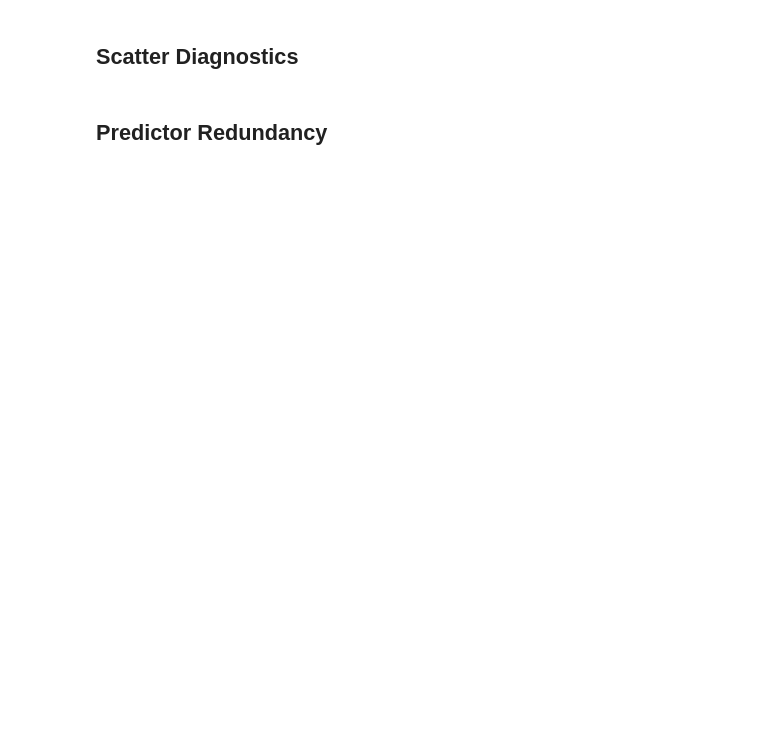
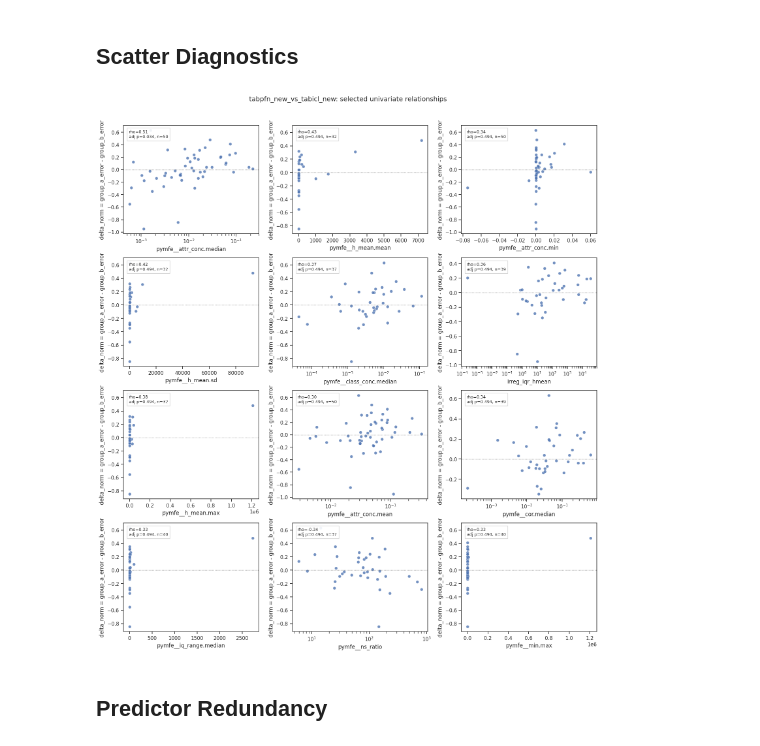
Before and after one commit to m-herre/meta-feature-analysis, a Jupyter notebook: notebooks/05_followup_after_univariate.ipynb, the cells around one changed output. Cells and saved outputs as stored; diff of their text form; code cells hidden in the pictures; blank space fills up the shorter version.

```diff
--- a/notebooks/05_followup_after_univariate.ipynb
+++ b/notebooks/05_followup_after_univariate.ipynb
@@ -7,7 +7,7 @@ Reusable diagnostics for validating interesting univariate correlations after an
 
 Set `COMPARISON_NAME` to one of the printed comparison names, or leave it as `None` to use the first comparison in the config. Leave `INTERESTING_PREDICTORS` empty to auto-select the top predictors by adjusted p-value when available, otherwise raw p-value.
 # %%
-CONFIG_NAME = "config_4.yaml"
+CONFIG_NAME = "paper_modern_tabpfn_new_vs_tabicl_new.yaml"
 DATASETS = None
 COMPARISON_NAME = None
 INTERESTING_PREDICTORS = []
@@ -40,7 +40,9 @@ elif cwd.name == "notebooks" and (cwd.parent / "src" / "mfa").exists():
 elif (cwd / "meta-feature-analysis" / "src" / "mfa").exists():
     project_dir = cwd / "meta-feature-analysis"
 else:
-    raise RuntimeError("Run this notebook from meta-feature-analysis/ or its notebooks/ directory.")
+    raise RuntimeError(
+        "Run this notebook from meta-feature-analysis/ or its notebooks/ directory."
+    )
 repo_root = project_dir.parent
 
 path_candidates = [
@@ -88,10 +90,19 @@ if result.correction_result is not None and not corr_df.empty:
         corr_df["p_value_adj"] = adjusted
         corr_df["rejected"] = rejected
     else:
-        correction_df = pd.DataFrame([vars(row) for row in result.correction_result.results])
+        correction_df = pd.DataFrame(
+            [vars(row) for row in result.correction_result.results]
+        )
         correction_df["p_value_adj"] = adjusted
         correction_df["rejected"] = rejected
-        key_cols = ["comparison_name", "predictor", "target", "statistic", "p_value", "n_observations"]
+        key_cols = [
+            "comparison_name",
+            "predictor",
+            "target",
+            "statistic",
+            "p_value",
+            "n_observations",
+        ]
         corr_df = corr_df.merge(
             correction_df[key_cols + ["p_value_adj", "rejected"]],
             on=key_cols,
@@ -176,13 +277,26 @@ if not selected_predictors:
 else:
     ncols = min(3, len(selected_predictors))
     nrows = math.ceil(len(selected_predictors) / ncols)
-    fig, axes = plt.subplots(nrows, ncols, figsize=(5.2 * ncols, 4.2 * nrows), squeeze=False)
+    fig, axes = plt.subplots(
+        nrows, ncols, figsize=(5.2 * ncols, 4.2 * nrows), squeeze=False
+    )
 
     for idx, predictor in enumerate(selected_predictors):
         ax = axes.flat[idx]
-        plot_df = analysis_comp[[predictor, "delta_norm"]].replace([np.inf, -np.inf], np.nan).dropna()
+        plot_df = (
+            analysis_comp[[predictor, "delta_norm"]]
+            .replace([np.inf, -np.inf], np.nan)
+            .dropna()
+        )
         if plot_df.empty or plot_df[predictor].nunique() < 2:
-            ax.text(0.5, 0.5, "insufficient variation", ha="center", va="center", transform=ax.transAxes)
+            ax.text(
+                0.5,
+                0.5,
+                "insufficient variation",
+                ha="center",
+                va="center",
+                transform=ax.transAxes,
+            )
             ax.set_axis_off()
             continue
 
@@ -203,34 +317,40 @@ else:
         if use_log:
             ax.set_xscale("log")
 
         corr_row = corr_comp[corr_comp["predictor"].eq(predictor)]
         if not corr_row.empty:
             corr_row = corr_row.iloc[0]
-            p_value = corr_row[p_sort_col] if p_sort_col in corr_row.index else corr_row["p_value"]
+            p_value = (
+                corr_row[p_sort_col]
+                if p_sort_col in corr_row.index
+                else corr_row["p_value"]
+            )
             p_label = "adj p" if p_sort_col == "p_value_adj" else "p"
             annotation = (
                 f"rho={corr_row['statistic']:.2f}\n"
                 f"{p_label}={_format_p_value(p_value)}, n={int(corr_row['n_observations'])}"
             )
             ax.text(
                 0.04,
                 0.96,
                 annotation,
                 transform=ax.transAxes,
                 ha="left",
                 va="top",
                 fontsize=9,
                 bbox={"facecolor": "white", "edgecolor": "0.8", "alpha": 0.9, "pad": 4},
             )
 
         ax.set_xlabel(predictor)
         ax.set_ylabel("delta_norm = group_a_error - group_b_error")
 
     for idx in range(len(selected_predictors), nrows * ncols):
         axes.flat[idx].set_axis_off()
 
     fig.suptitle(f"{selected_comparison}: selected univariate relationships", y=1.02)
     fig.tight_layout()
+# %% [output]
+[figure, added]
 # %% [markdown]
 ## Predictor Redundancy
 # %%
```
Also changed, not shown: parts of 6 cells of this notebook, 1 other file.
